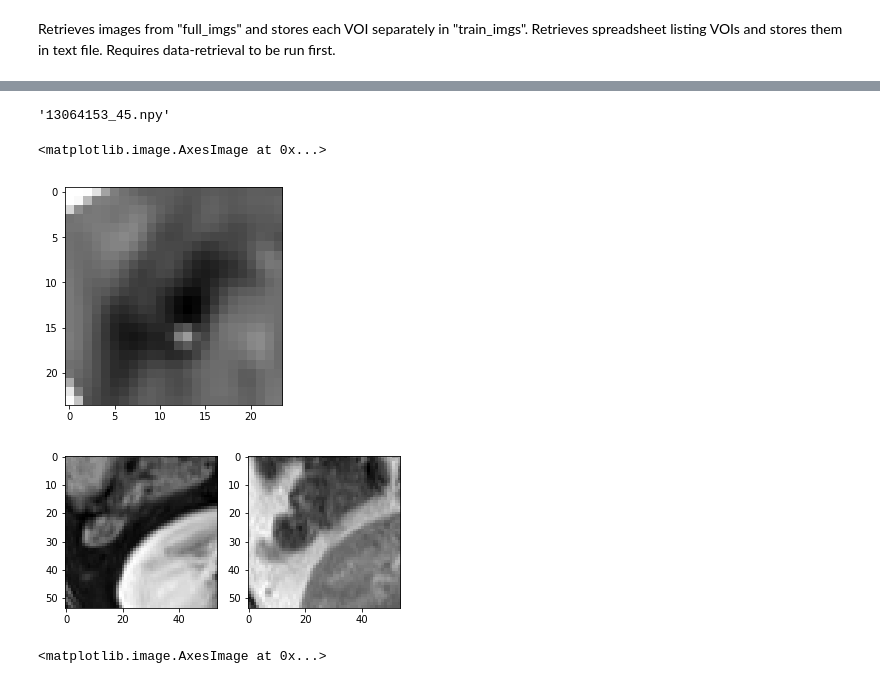
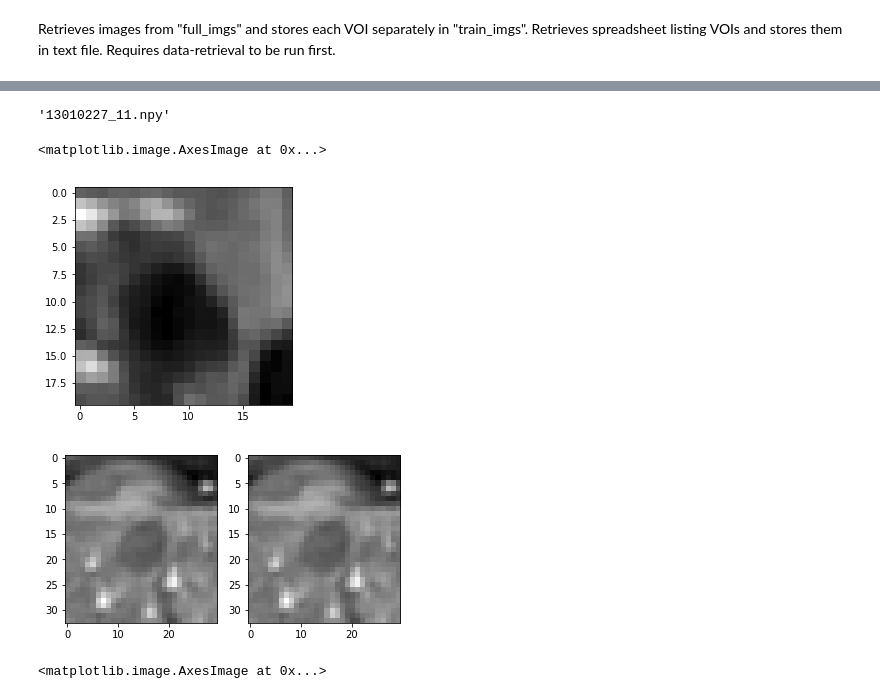
Before and after one commit to clintonjwang/cancer-staging, a Jupyter notebook: data-for-cls-only.ipynb, the cells around one changed output, grey strips where cells are left out. Cells and saved outputs as stored; diff of their text form; code cells hidden in the pictures.

```diff
--- a/data-for-cls-only.ipynb
+++ b/data-for-cls-only.ipynb
@@ -111,14 +149,14 @@ for img_fn in os.listdir("full_imgs\\"):
 # %%
-os.listdir("train_imgs\\hcc")[100]
+os.listdir("train_imgs\\hcc")[3]
 # %% [output]
-'13064153_45.npy'
+'13010227_11.npy'
 # %%
-img = np.load("train_imgs\\hcc\\13064153_45.npy")
+img = np.load("train_imgs\\hcc\\13010227_7.npy")
 #img = np.load("train_imgs\\cyst\\12302576_70.npy")
 plt.imshow(img[:,:,5,0], cmap='gray')
 # %% [output]
 <matplotlib.image.AxesImage at 0x...>
-[figure, old version]
+[figure, new version]
 # %%
 def plot_section(img, df, pad=30):
     plt.subplot(121)
@@ -130,11 +168,11 @@ def plot_section(img, df, pad=30):
                                 df['y2']+pad:df['y1']-pad:-1,
                                 (df['z1']+df['z2'])//2, 1], (1,0)), cmap='gray')
 # %%
-img_fn = "13010227.npy"
+img_fn = "12296182.npy"
 img = np.load("full_imgs\\"+img_fn)
-plot_section(img, voi_df[voi_df["Filename"] == img_fn].iloc[0], pad=20)
+plot_section(img, voi_df[voi_df["Filename"] == img_fn].iloc[0], pad=10)
 # %% [output]
-[figure, old version]
+[figure, new version]
 # %%
 plt.imshow(cropped_imgs[0][:,:,5,0], cmap='gray')
 # %% [output]
```
Also changed, not shown: parts of 4 cells of this notebook, 2 other files.
